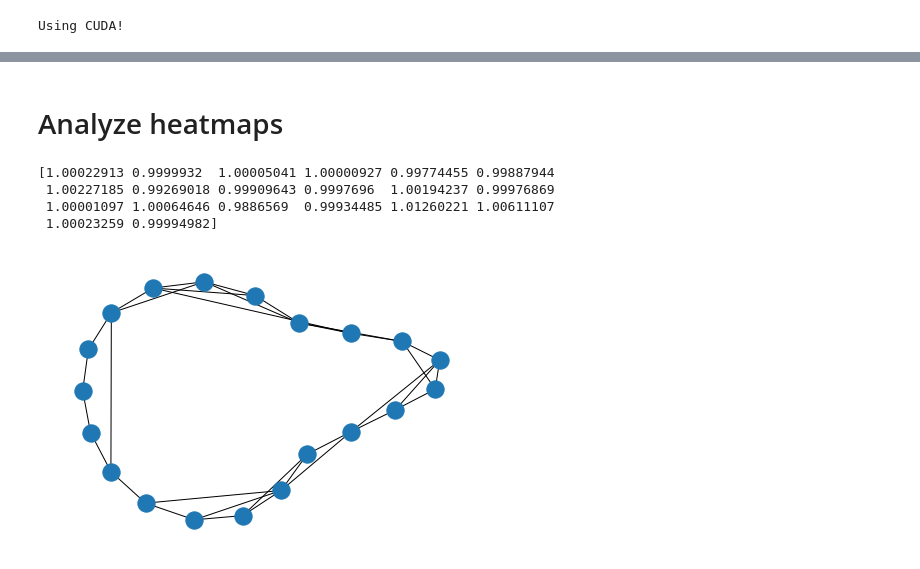
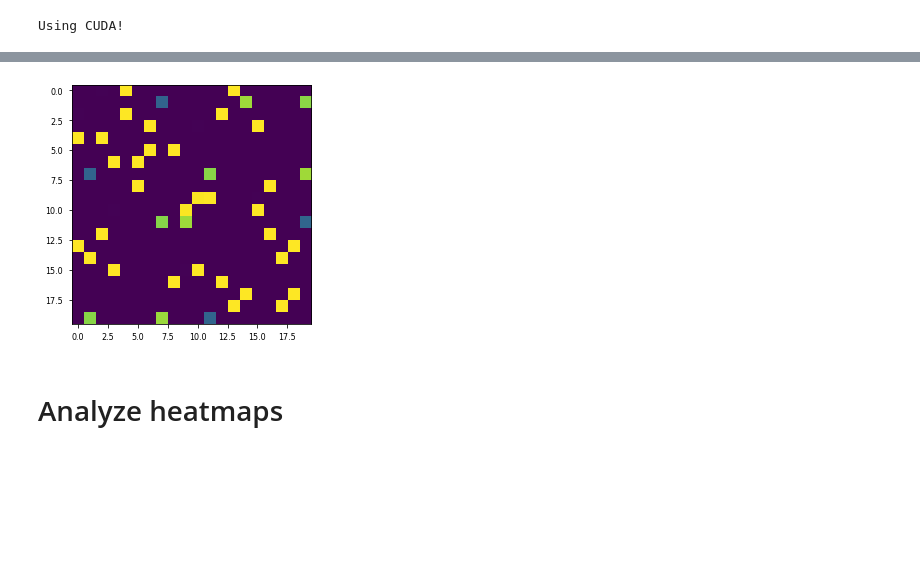
Before and after one commit to dschaub95/FINDER-TSP, a Jupyter notebook: graph_preprocessing.ipynb, the cells around one changed output, grey strips where cells are left out. Drawn from its saved outputs; the diff is of its cells as text; code cells hidden in the pictures; blank space fills up the shorter version.

```diff
--- a/graph_preprocessing.ipynb
+++ b/graph_preprocessing.ipynb
@@ -43,3 +157,37 @@ tsp_loader = TSP_loader()
+# %%
+def transform_graphs(g_list, axis=0):
+    transfo = TSP_EucTransformer()
+    test_list = []
+    for g in g_list:
+        transfo.load_TSP_from_nx(g)
+        transfo.reflect_TSP(axis=1)
+        # transfo.flip_TSP_coordinates()
+        # transfo.rotate_TSP(degree=45)
+        # transfo.apply_PCA_to_TSP()
+        graph = transfo.save_TSP_as_nx()
+        test_list.append(graph)
+    return test_list
+# %%
+
+for i in range(5):
+    if i == 0:
+        gcn_api.load_nx_test_set(graph_list=g_list[0:100], num_nodes=NUM_NODES)
+        result = gcn_api.run_test(batch_size=100)
+        final_result = result
+    else:
+        test_list = transform_graphs(g_list[0:100], axis=i-1)
+        gcn_api.load_nx_test_set(graph_list=test_list, num_nodes=NUM_NODES)
+        result = gcn_api.run_test(batch_size=100)
+        final_result = np.maximum(final_result, result)
+# %%
+for index in range(100):
+    orig_rating, orig_num_probable_edges = rate_heatmap(result_[index], all_solutions[index])
+    rating, num_probable_edges = rate_heatmap(result[index], all_solutions[index])
+# %%
+fig, ax = plt.subplots()
+im = ax.imshow(result[index])
+# %% [output]
+[figure, added]
 # %%
 g_list = tsp_loader.load_multi_tsp_as_nx(data_dir=f'{path}/{folder}', scale_factor=0.000001, start_index=0)
 gcn_api.load_nx_test_set(graph_list=g_list, num_nodes=NUM_NODES)
@@ -67,20 +210,0 @@ for i in range(200):
-# %%
-import matplotlib.pyplot as plt
-import networkx as nx
-# plt.imshow(result[4])
-print(np.round(result[9],15).sum(axis=0))
-g = nx.convert_matrix.from_numpy_matrix(np.round(result[9],15))
-nx.draw(g)
-for i in range(1000):
-    g = nx.convert_matrix.from_numpy_matrix(np.round(result[i],15))
-    num_edges = g.number_of_edges()
-    # print(num_edges)
-    num_components = nx.number_connected_components(g)
-    if num_components != 1:
-        print(num_components)
-# %% [output]
-[1.00022913 0.9999932  1.00005041 1.00000927 0.99774455 0.99887944
- 1.00227185 0.99269018 0.99909643 0.9997696  1.00194237 0.99976869
- 1.00001097 1.00064646 0.9886569  0.99934485 1.01260221 1.00611107
- 1.00023259 0.99994982]
-[figure, removed]
```
Also changed, not shown: parts of 33 cells of this notebook.
